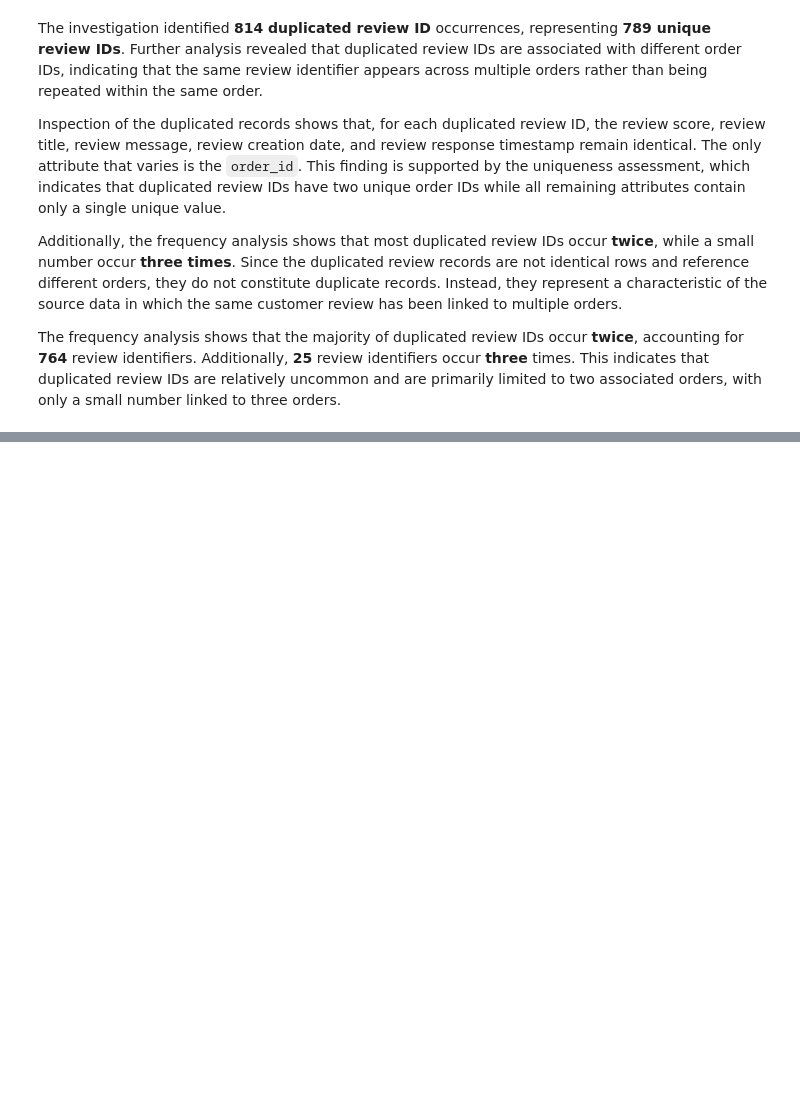
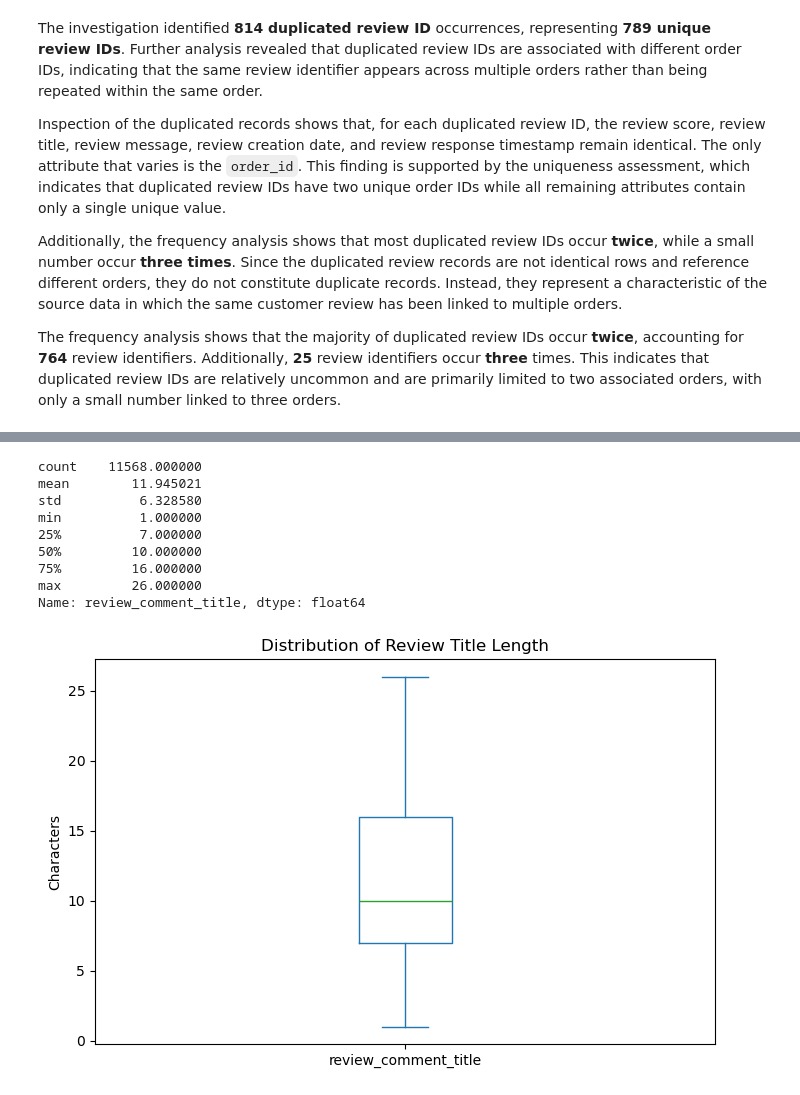
Before and after one commit to Mamello01/e-commerce, a Jupyter notebook: 02_data_preparation/order_reviews.ipynb, the cells around one changed output, grey strips where cells are left out. Cells and saved outputs as stored; diff of their text form; code cells hidden in the pictures; blank space fills up the shorter version.

```diff
--- a/02_data_preparation/order_reviews.ipynb
+++ b/02_data_preparation/order_reviews.ipynb
@@ -276,0 +667,28 @@ The frequency analysis shows that the majority of duplicated review IDs occur **
+# %%
+# Examine title length distribution
+
+title_lengths = (
+    order_reviews_df["review_comment_title"]
+    .dropna()
+    .str.len()
+)
+
+print(title_lengths.describe())
+
+plt.figure(figsize=(8, 5))
+title_lengths.plot(kind="box")
+
+plt.title("Distribution of Review Title Length")
+plt.ylabel("Characters")
+plt.show()
+# %% [output]
+count    11568.000000
+mean        11.945021
+std          6.328580
+min          1.000000
+25%          7.000000
+50%         10.000000
+75%         16.000000
+max         26.000000
+Name: review_comment_title, dtype: float64
+[figure, added]
```
Also changed, not shown: parts of 66 cells of this notebook.
